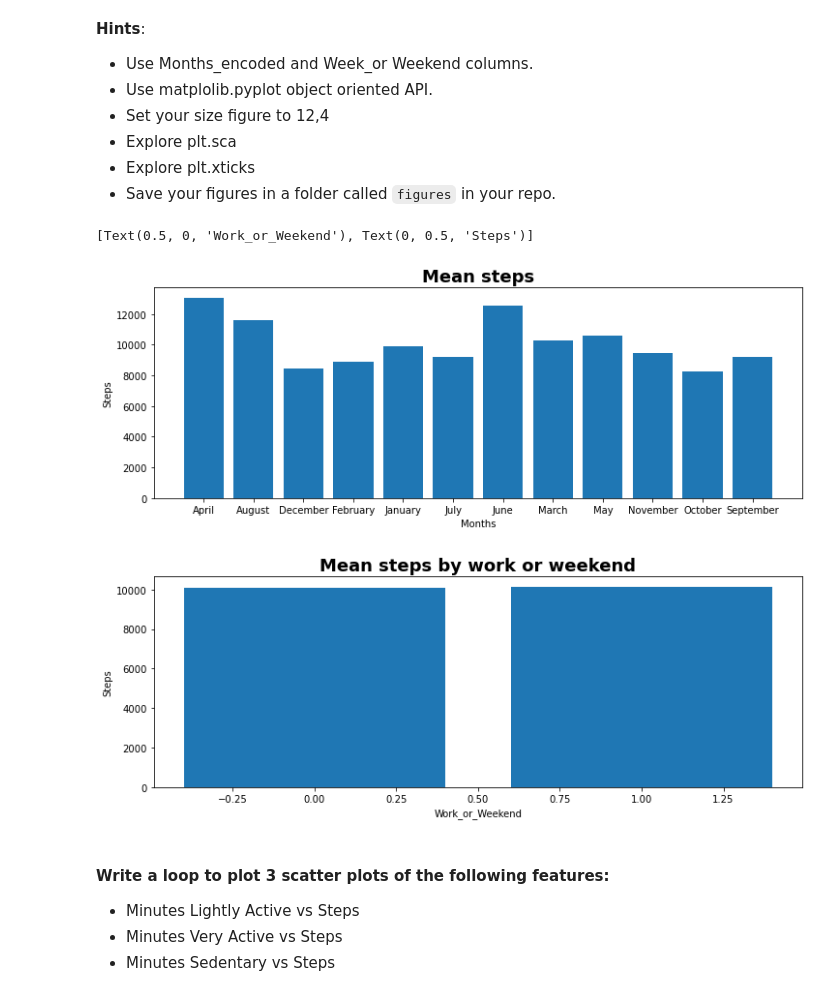
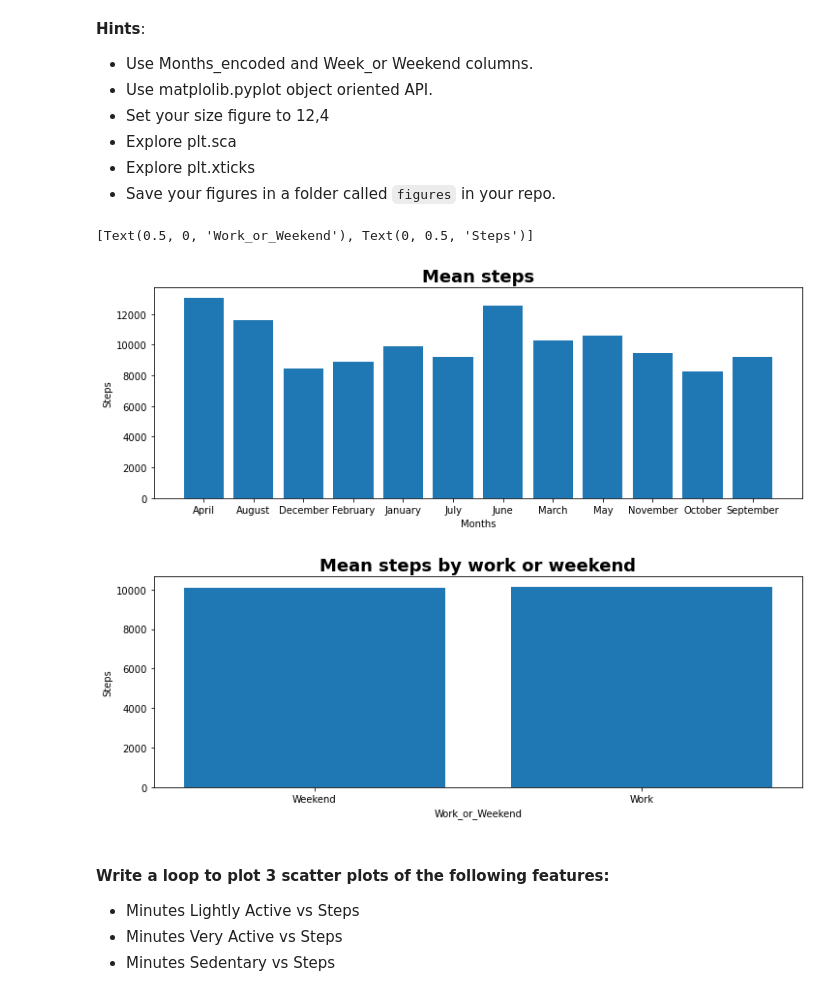
Before and after one commit to anadeondarza/dataptmad0522_labs, a Jupyter notebook: module-2/matplotlib-seaborn/your-code/main.ipynb, the cells around one changed output. Drawn from its saved outputs; the diff is of its cells as text; code cells hidden in the pictures.

```diff
--- a/module-2/matplotlib-seaborn/your-code/main.ipynb
+++ b/module-2/matplotlib-seaborn/your-code/main.ipynb
@@ -148,38 +149,36 @@ How the average number of steps change by month. Use the appropriate visualizati
 # %%
 # MEAN STEPS BY MONTH_ENCODED
 df1 = df[['Months','Steps']]
 grouped_df = df1.groupby(by = ['Months'],as_index=False).mean()
 
 fig, ax = plt.subplots(ncols = 1,
                        nrows = 1,
                        figsize= (12,4))
 plt.sca(ax)
 plt.bar(grouped_df['Months'], grouped_df['Steps'])
 plt.title('Mean steps',fontweight='bold', fontsize=18)
 ax.set(xlabel='Months', ylabel='Steps')
 
 
 # MEAN STEPS BY WORK_OR_WEEKEND
 df2 = df[['Steps', 'Work_or_Weekend']]
 grouped_df1 = df2.groupby(by = ['Work_or_Weekend'],as_index=False)['Steps'].mean().reset_index()
 
 fig, ax = plt.subplots(ncols = 1,
                        nrows = 1,
                        figsize= (12,4))
 plt.sca(ax)
+values = ['Weekend', 'Work']
 x = grouped_df1['Work_or_Weekend']
 y = grouped_df1['Steps']
-plt.bar(x, y,)
+plt.bar(x, y)
+plt.xticks(x,values)
 plt.title('Mean steps by work or weekend',fontweight='bold', fontsize=18)
 ax.set(xlabel='Work_or_Weekend', ylabel='Steps')
-
-
-#https://matplotlib.org/stable/api/_as_gen/matplotlib.pyplot.sca.html
-#https://matplotlib.org/stable/api/_as_gen/matplotlib.pyplot.xticks.html
 # %% [output]
 [Text(0.5, 0, 'Work_or_Weekend'), Text(0, 0.5, 'Steps')]
 [figure]
-[figure, old version]
+[figure, new version]
 # %% [markdown]
 #### Write a loop to plot 3 scatter plots of the following features:
 
```
Also changed, not shown: parts of 4 cells of this notebook.
